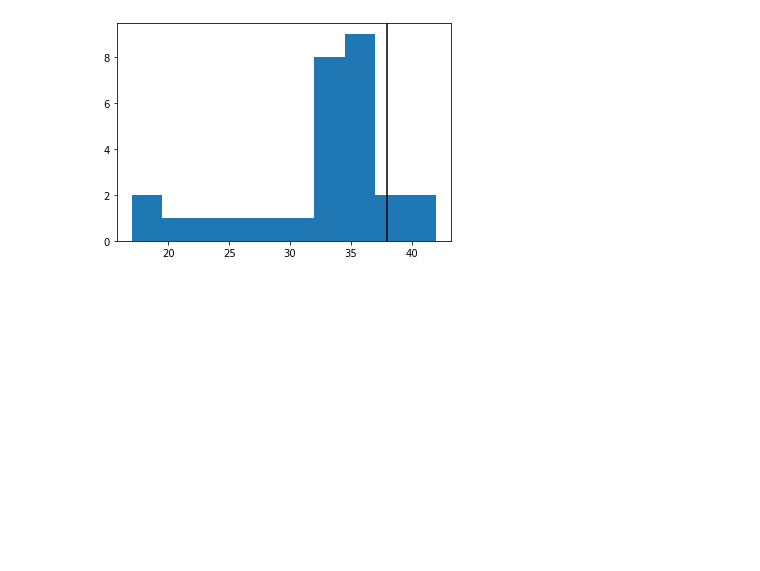
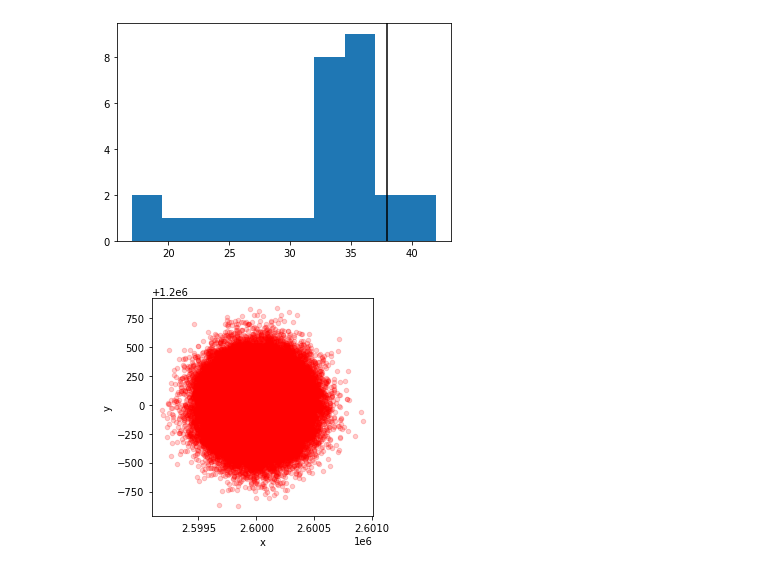
Before and after one commit to ratnavis/codingingis, a Jupyter notebook: visualisations.ipynb, the cells around one changed output. Drawn from its saved outputs; the diff is of its cells as text; code cells hidden in the pictures; blank space fills up the shorter version.

```diff
--- a/visualisations.ipynb
+++ b/visualisations.ipynb
@@ -41,3 +41,26 @@ plt.axvline(x=38,color = "black")
 plt.savefig('stand_CodinginGIS1.jpg',bbox_inches="tight")
 # %% [output]
 [figure]
+# %%
+from matplotlib import pyplot as plt
+import pandas as pd
+import random
+
+def offset_coordinate(old, distance = 100):
+    new = old + random.normalvariate(0,distance)
+
+    return(new)
+
+
+x = 2600000
+y = 1200000
+
+n_points = 100000
+
+fig = pd.DataFrame({"x":[offset_coordinate(x, 200) for rand in range(1,n_points)], "y": [offset_coordinate(y, 200) for rand in range(1,n_points)]}).plot.scatter("x","y", color = "red", alpha = 0.2)
+
+plt.scatter(x,y, c = "red")
+fig.set_aspect("equal", "box")
+plt.show()
+# %% [output]
+[figure, added]
```
Also changed, not shown: 2 other files.
